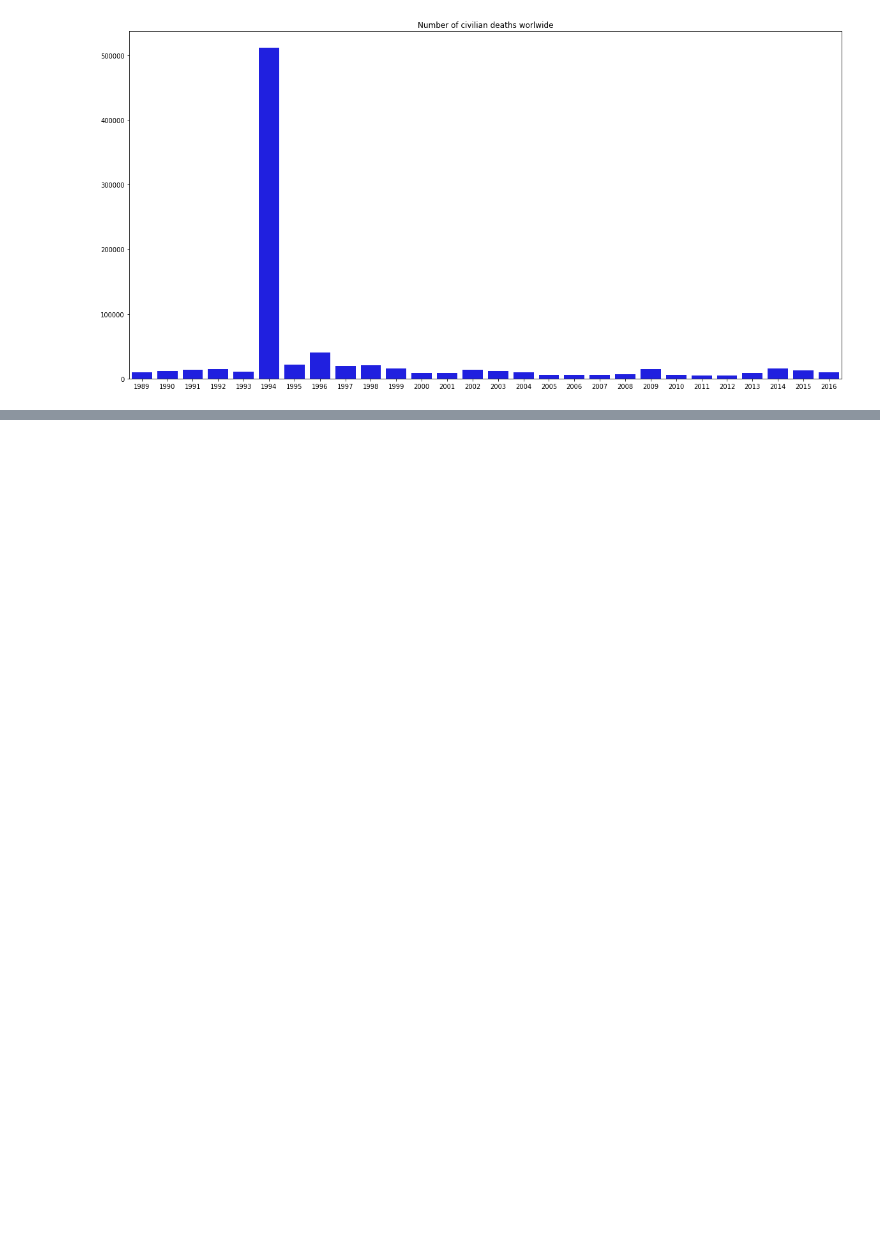
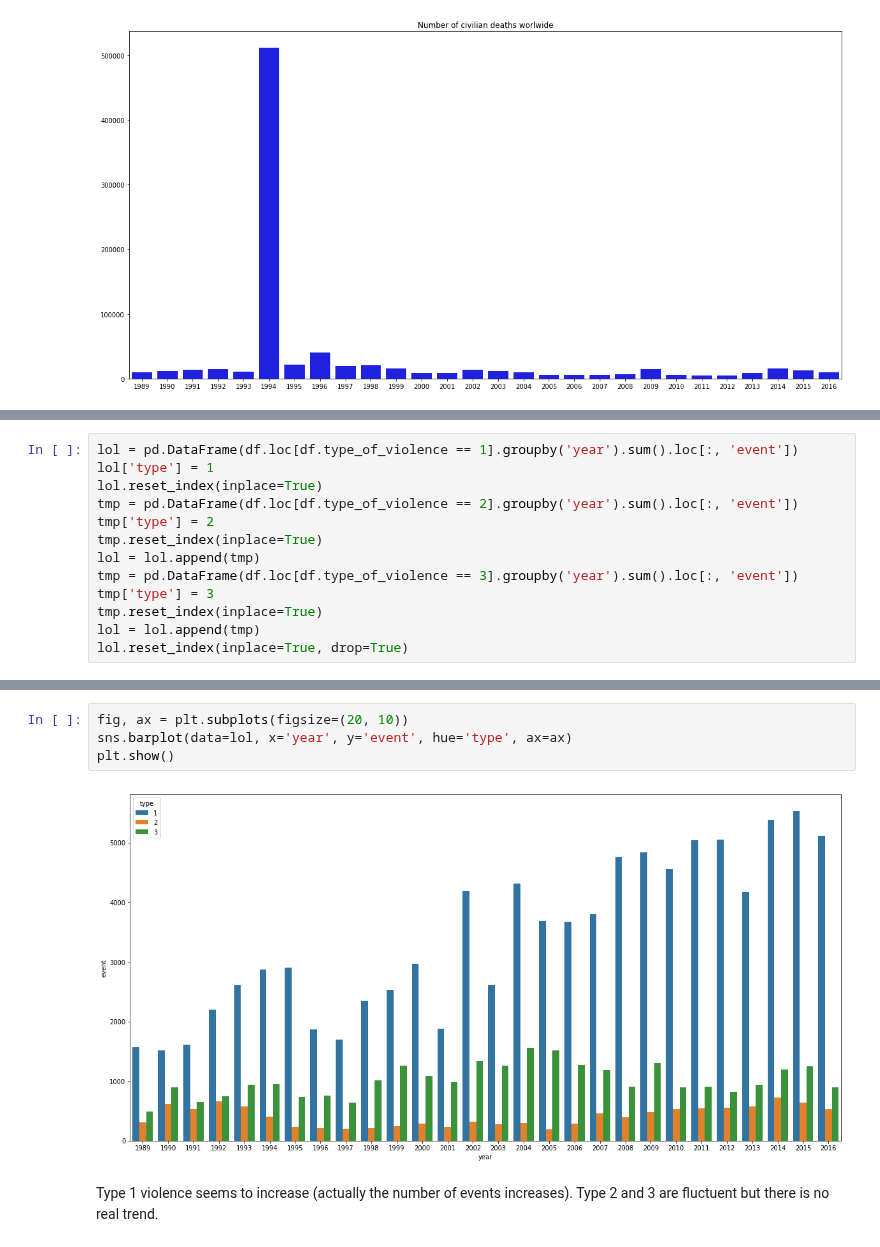
Before and after one commit to armand33/applied_data_analysis_2017, a Jupyter notebook: project/notebooks/Analysis of geographical data.ipynb, the cells around one changed output, grey strips where cells are left out. Drawn from its saved outputs; the diff is of its cells as text; blank space fills up the shorter version.

```diff
--- a/project/notebooks/Analysis of geographical data.ipynb
+++ b/project/notebooks/Analysis of geographical data.ipynb
@@ -261,0 +252,13 @@ If you're reading this message in another notebook frontend (for example, a stat
+# %%
+lol = pd.DataFrame(df.loc[df.type_of_violence == 1].groupby('year').sum().loc[:, 'event'])
+lol['type'] = 1
+lol.reset_index(inplace=True)
+tmp = pd.DataFrame(df.loc[df.type_of_violence == 2].groupby('year').sum().loc[:, 'event'])
+tmp['type'] = 2
+tmp.reset_index(inplace=True)
+lol = lol.append(tmp)
+tmp = pd.DataFrame(df.loc[df.type_of_violence == 3].groupby('year').sum().loc[:, 'event'])
+tmp['type'] = 3
+tmp.reset_index(inplace=True)
+lol = lol.append(tmp)
+lol.reset_index(inplace=True, drop=True)
@@ -261,0 +275,9 @@ If you're reading this message in another notebook frontend (for example, a stat
+# %%
+fig, ax = plt.subplots(figsize=(20, 10))
+sns.barplot(data=lol, x='year', y='event', hue='type', ax=ax)
+plt.show()
+# %% [output]
+[figure, added]
+# %% [markdown]
+Type 1 violence seems to increase (actually the number of events increases).
+Type 2 and 3 are fluctuent but there is no real trend.
```
Also changed, not shown: parts of 19 cells of this notebook.
